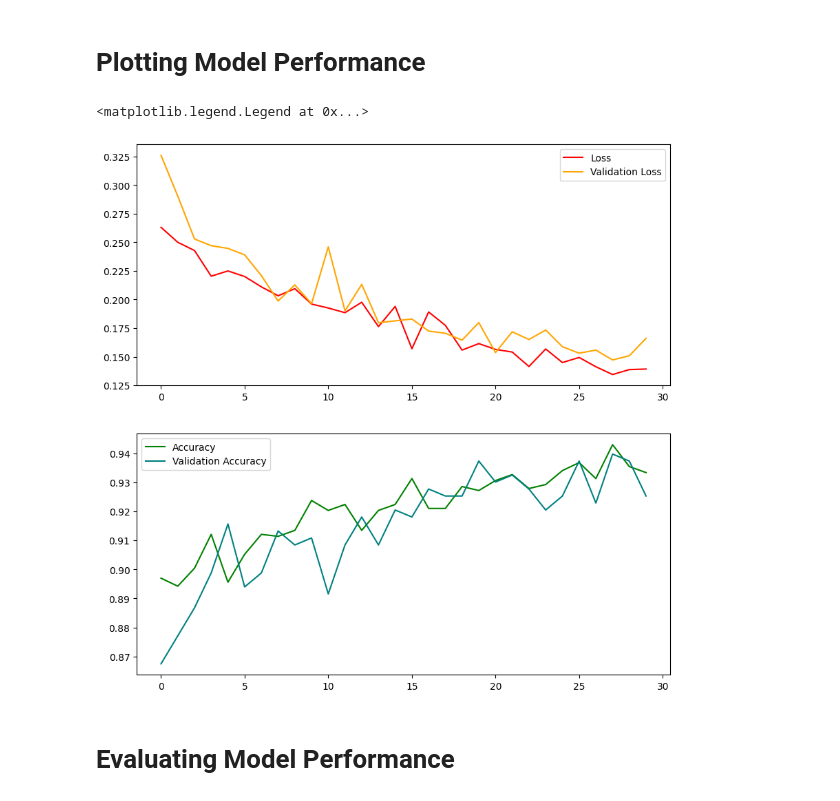
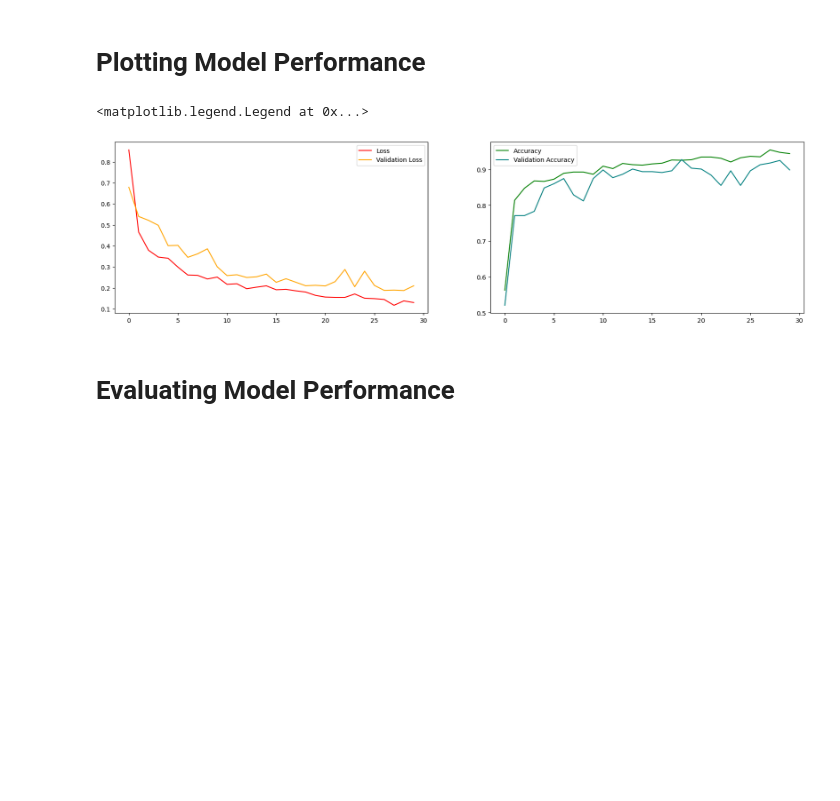
Before and after one commit to JoshuaR26/ODIR-OcularDiseaseIntelligentRecognition, a Jupyter notebook: FORTHELOVEOFGOD.ipynb, the cells around one changed output. Saved outputs shown, nothing was run; the diff lists cells and outputs as text; code cells hidden in the pictures; blank space fills up the shorter version.

```diff
--- a/FORTHELOVEOFGOD.ipynb
+++ b/FORTHELOVEOFGOD.ipynb
@@ -46,7 +46,7 @@ model.add(Dense(256, activation='relu'))
 model.add(Dropout(0.3))
 model.add(Dense(1, activation='sigmoid'))
 
-model.compile(optimizer='adam', loss='binary_crossentropy', metrics=['accuracy', pre, rec, spe])
+model.compile(optimizer='adam', loss='binary_crossentropy', metrics='accuracy')
 
 model.summary()
 # %% [output]
@@ -136,26 +136,26 @@ Epoch 30/30
 # %% [markdown]
 # Plotting Model Performance
 # %%
-fig, axs = plt.subplots(2, 1, figsize=(10,10))
+fig, axs = plt.subplots(1, 2, figsize=(20,5))
 
 axs[0].plot(model_fit.history['loss'],
             color='red',
             label='Loss')
 axs[0].plot(model_fit.history['val_loss'],
             color='orange',
             label='Validation Loss')
 axs[0].legend(loc='upper right')
 
 axs[1].plot(model_fit.history['accuracy'],
              color='green',
              label='Accuracy')
 axs[1].plot(model_fit.history['val_accuracy'],
              color='teal',
              label='Validation Accuracy')
 axs[1].legend(loc='upper left')
 # %% [output]
 <matplotlib.legend.Legend at 0x...>
-[figure, old version]
+[figure, new version]
 # %% [markdown]
 # Evaluating Model Performance
 # %%
```
Also changed, not shown: parts of 12 cells of this notebook, 4 other files.
